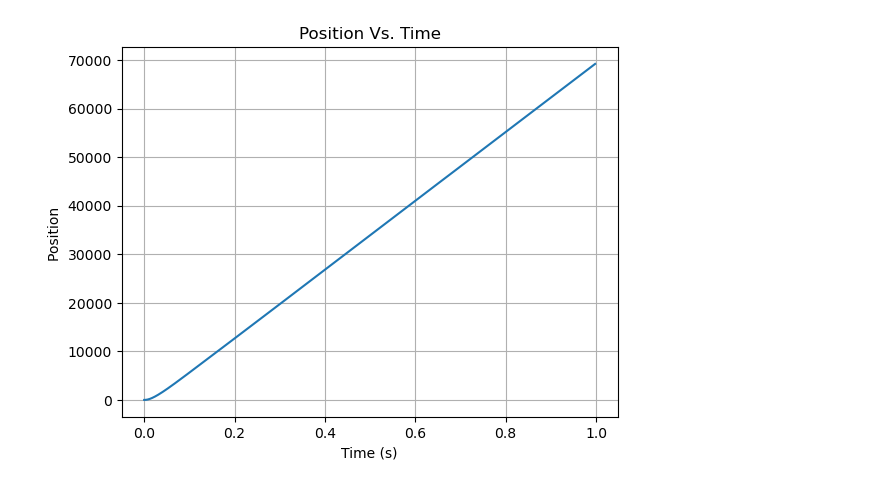
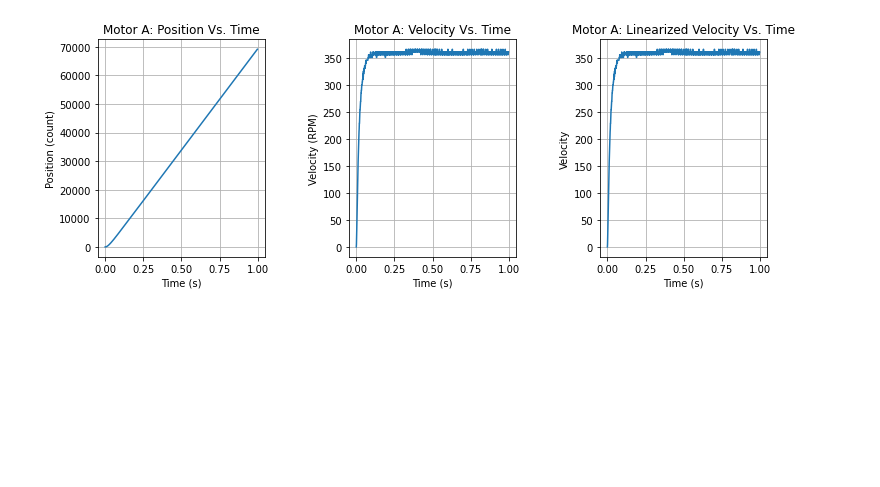
Before and after one commit to tanno1/ME405, a Jupyter notebook: Lab0x02/Lab0x02_Submission/Lab0x02Notebook.ipynb, the cells around one changed output. Saved outputs shown, nothing was run; the diff lists cells and outputs as text; code cells hidden in the pictures; blank space fills up the shorter version.

Commit message:
reformatted pyplots as subplots

```diff
--- a/Lab0x02/Lab0x02_Submission/Lab0x02Notebook.ipynb
+++ b/Lab0x02/Lab0x02_Submission/Lab0x02Notebook.ipynb
@@ -34,68 +37,81 @@ for i in adj_u_values:
      #print(i)
      i = math.log(1-i/16876)
 
-pyplot.plot(t_values, x_values)
-pyplot.xlabel("Time (s)")
-pyplot.ylabel(header[1])
-pyplot.title("Position Vs. Time")
-pyplot.grid(True)
-pyplot.show()
+# motor a subplots
+mot_a_fig, mot_a_axes = pyplot.subplots( 1,3, figsize=(12, 4) )
+# plot 1: Motor A position (count) vs time (s)
+mot_a_axes[0].plot(t_values, x_values)
+mot_a_axes[0].set_xlabel("Time (s)")
+mot_a_axes[0].set_ylabel('Position (count)')
+mot_a_axes[0].set_title("Motor A: Position Vs. Time")
+mot_a_axes[0].grid(True)
 
-pyplot.plot(t_values, u_values)
-pyplot.xlabel("Time (s)")
-pyplot.ylabel("Velocity (RPM)")
-pyplot.title("Velocity  Vs. Time")
-pyplot.grid(True)
-pyplot.show()
+# plot 2: Motor A velocity (RPM) vs time (s)
+mot_a_axes[1].plot(t_values, u_values)
+mot_a_axes[1].set_xlabel("Time (s)")
+mot_a_axes[1].set_ylabel("Velocity (RPM)")
+mot_a_axes[1].set_title("Motor A: Velocity Vs. Time")
+mot_a_axes[1].grid(True)
 
-pyplot.plot(t_values, adj_u_values)
-pyplot.xlabel("Time (s)")
-pyplot.ylabel("Velocity")
-pyplot.title("Linearized Velocity  Vs. Time")
-pyplot.grid(True)
+# plot 3: Motor A: Linearized Velcity (RPM) vs time (s)
+mot_a_axes[2].plot(t_values, adj_u_values)
+mot_a_axes[2].set_xlabel("Time (s)")
+mot_a_axes[2].set_ylabel("Velocity")
+mot_a_axes[2].set_title("Motor A: Linearized Velocity Vs. Time")
+mot_a_axes[2].grid(True)
+
+# show plot a
+pyplot.subplots_adjust(wspace=0.5)
 pyplot.show()
 
 x_values = []
 t_values = []
 u_values = []
 
 file = open('motor2_data.csv', mode = 'r')
 
 
 header = file.readline().strip().split(',')
 
 for line in file:
     data = line.strip().split(',')
     try:
         t = float(data[0])
         x = float(data[1])
         u = float(data[2])
         u = u*305/60
         x_values.append(x)
         t_values.append(t)
         u_values.append(u)
     except ValueError:
         continue
 
-pyplot.plot(t_values, x_values)
-pyplot.xlabel("Time (s)")
-pyplot.ylabel(header[1])
-pyplot.title("Position Vs. Time")
-pyplot.grid(True)
+# motor b subplots
+mot_b_fig, mot_b_axes = pyplot.subplots( 1,3, figsize=(12, 4) )
+
+# plot 4: Motor B: Position (counts) vs time (s)
+mot_b_axes[0].plot(t_values, x_values)
+mot_b_axes[0].set_xlabel("Time (s)")
+mot_b_axes[0].set_ylabel(header[1])
+mot_b_axes[0].set_title("Motor B: Position Vs. Time")
+mot_b_axes[0].grid(True)
+
+# plot 5: Motor B velocity (RPM) vs time (s)
+mot_b_axes[1].plot(t_values, u_values)
+mot_b_axes[1].set_xlabel("Time (s)")
+mot_b_axes[1].set_ylabel("Velocity (RPM)")
+mot_b_axes[1].set_title("Motor B: Velocity Vs. Time")
+mot_b_axes[1].grid(True)
+
+# plot 6: Motor B: Linearized Velcity (RPM) vs time (s)
+mot_b_axes[2].semilogx(t_values, u_values)
+mot_b_axes[2].set_xlabel("Time (s)")
+mot_b_axes[2].set_ylabel("Velocity")
+mot_b_axes[2].set_title("Motor B: Linearized Velocity  Vs. Time")
+mot_b_axes[2].grid(True)
+
+# show plot b
+pyplot.subplots_adjust(wspace=0.5)
 pyplot.show()
-
-pyplot.plot(t_values, u_values)
-pyplot.xlabel("Time (s)")
-pyplot.ylabel("Velocity (RPM)")
-pyplot.title("Velocity Vs. Time")
-pyplot.grid(True)
-pyplot.show()
-
-pyplot.semilogx(t_values, u_values)
-pyplot.xlabel("Time (s)")
-pyplot.ylabel("Velocity")
-pyplot.title("Linearized Velocity  Vs. Time")
-pyplot.grid(True)
-pyplot.show()
 # %% [output]
-[figure, old version]
+[figure, new version]
```
Also changed, not shown: parts of 5 cells of this notebook, 1 other file.
